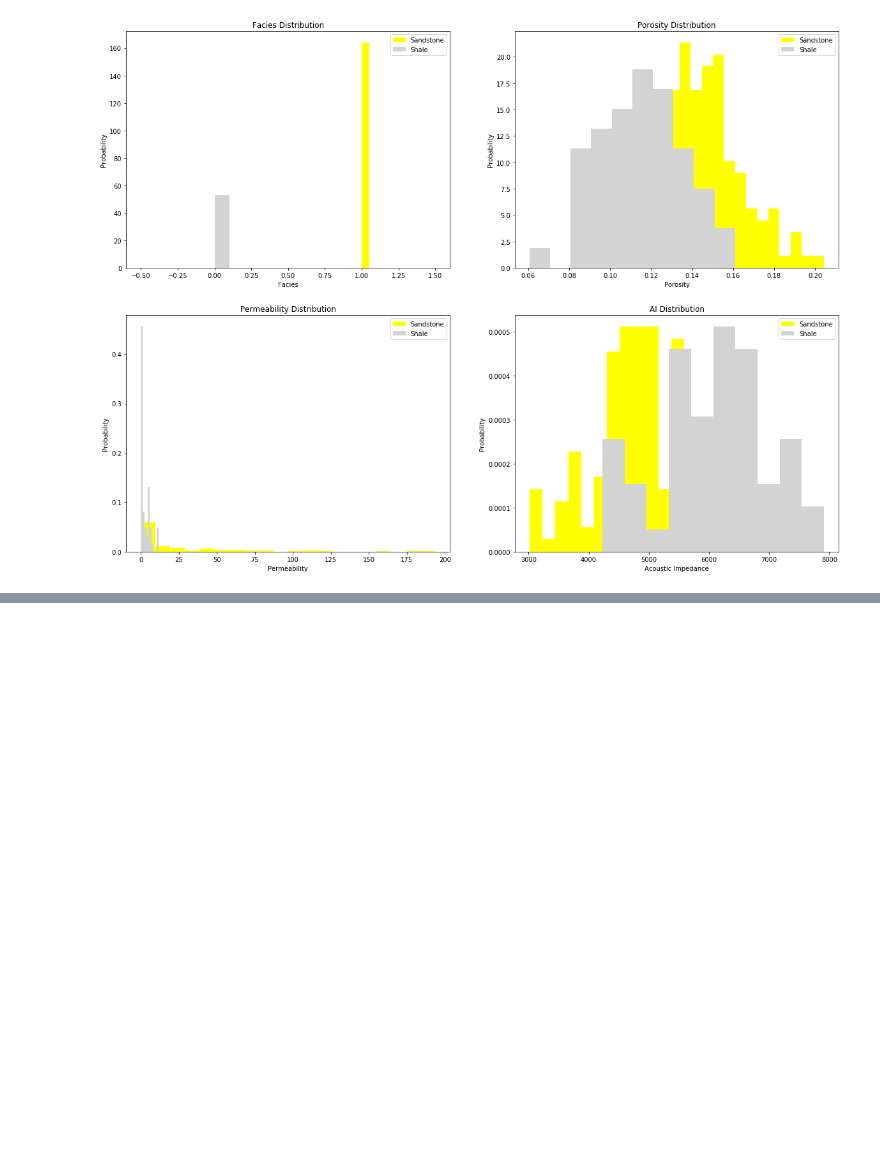
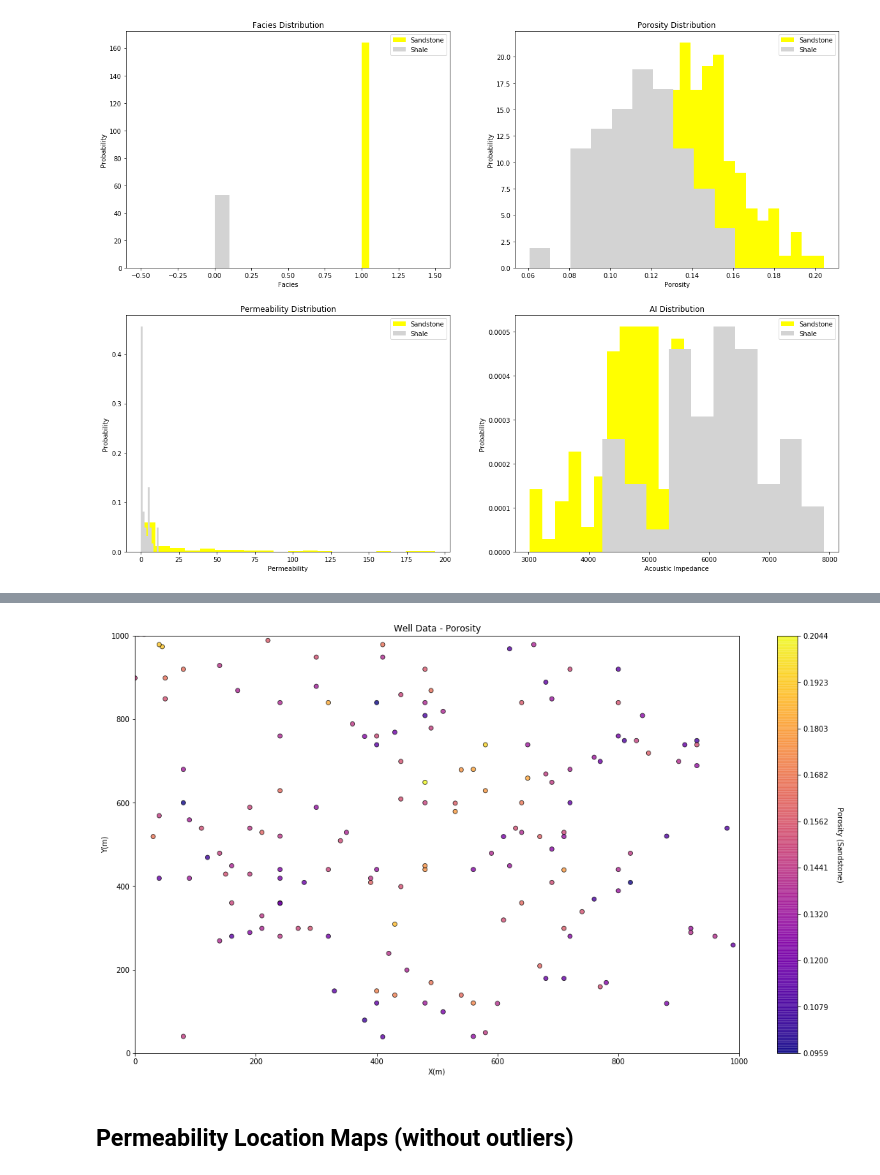
Before and after one commit to elbeejay/PGE383-Group1, a Jupyter notebook: Univariate_analysis.ipynb, the cells around one changed output, grey strips where cells are left out. Cells and saved outputs as stored; diff of their text form; code cells hidden in the pictures; blank space fills up the shorter version.

```diff
--- a/Univariate_analysis.ipynb
+++ b/Univariate_analysis.ipynb
@@ -128,0 +146,17 @@ plt.show()
+# %%
+pormin_sand = np.amin(Sandstone_cleaned['Porosity'].values)
+pormax_sand = np.amax(Sandstone_cleaned['Porosity'].values)
+pormin_shale = np.amin(Shale_cleaned['Porosity'].values)
+pormax_shale = np.amax(Shale_cleaned['Porosity'].values)
+xmin = 0.0; xmax = 1000.0               # range of x values
+ymin = 0.0; ymax = 1000.0               # range of y values
+# %%
+GSLIB.locmap_st(Sandstone_cleaned,'X','Y','Porosity',xmin,xmax,ymin,ymax,pormin_sand,pormax_sand,'Well Data - Porosity','X(m)','Y(m)','Porosity (Sandstone)',plt.cm.plasma)
+#GSLIB.locmap_st(Shale_cleaned,'X','Y','Porosity',xmin,xmax,ymin,ymax,pormin_shale,pormax_shale,'Well Data - Porosity','X(m)','Y(m)','Porosity (Shale)',plt.cm.gray)
+fig = plt.gcf()
+fig.set_size_inches(18.5, 10.5)
+plt.savefig('Porosity_Sandstone_loc',dpi=300,bbox_inches="tight")
+# %% [output]
+[figure, added]
+# %% [markdown]
+## Permeability Location Maps (without outliers)
```
Also changed, not shown: parts of 6 cells of this notebook.
